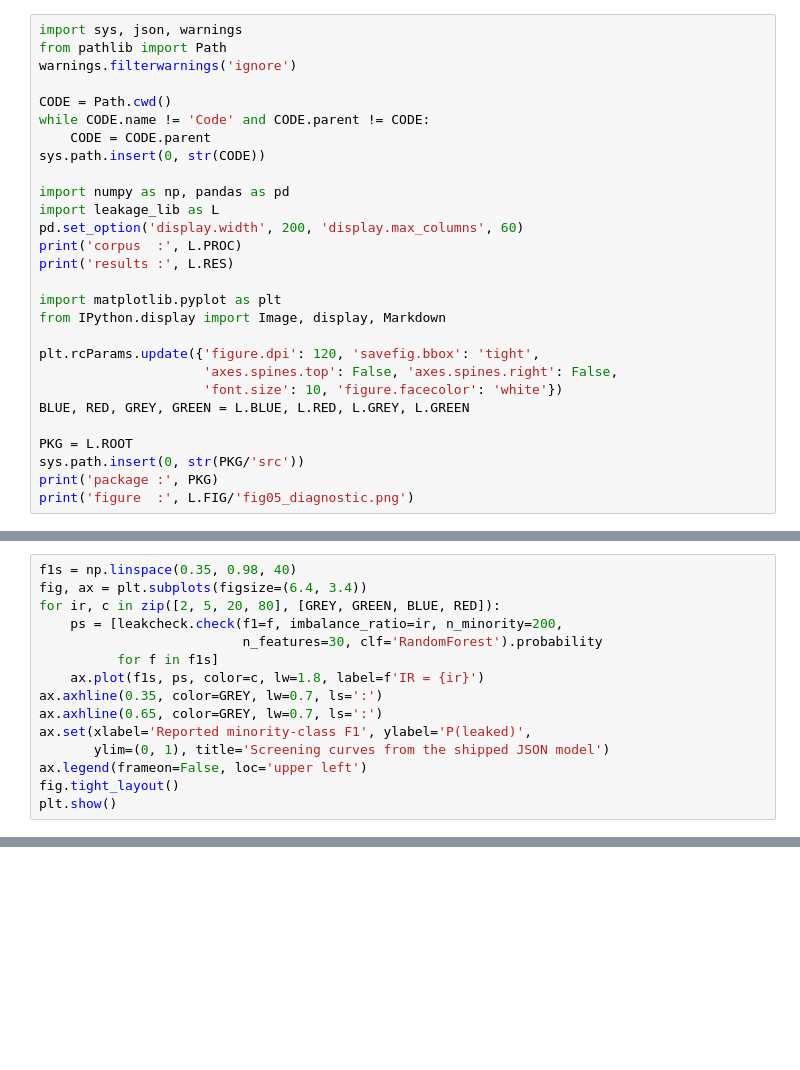
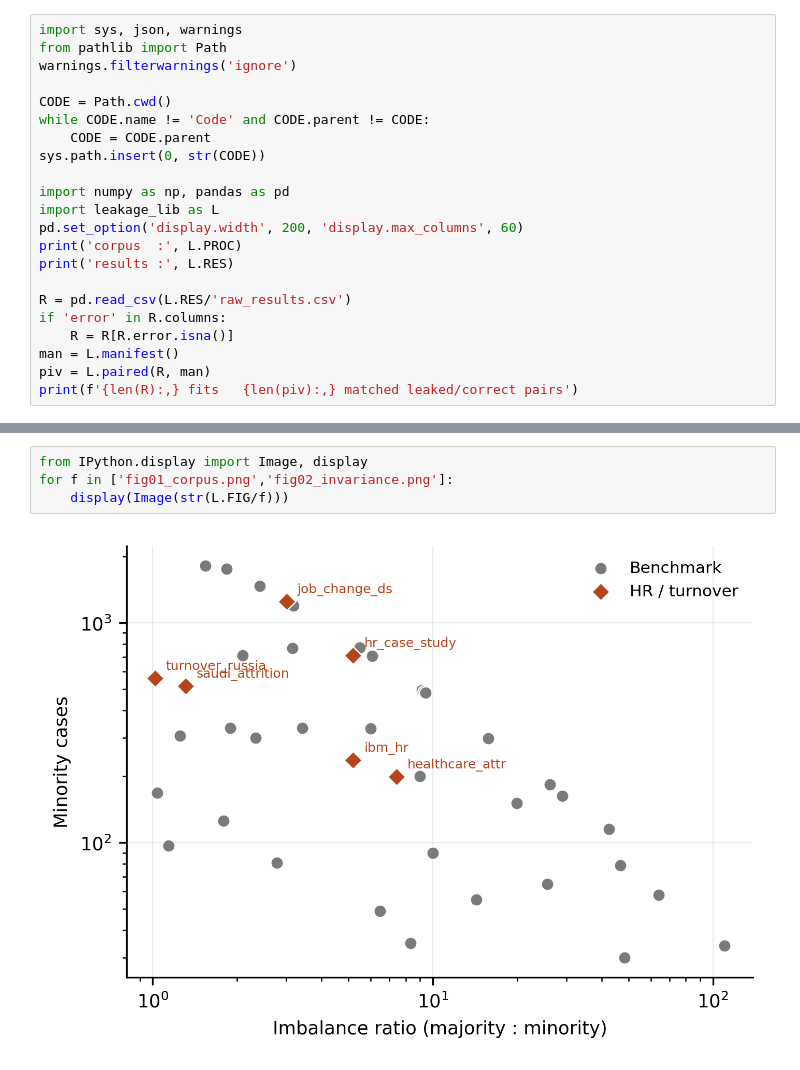
Before and after one commit to occbuu/leakage-premium, a Jupyter notebook: Code/analysis.ipynb, the cells around one changed output, grey strips where cells are left out. Cells and saved outputs as stored; diff of their text form; blank space fills up the shorter version.

```diff
--- a/Code/analysis.ipynb
+++ b/Code/analysis.ipynb
@@ -28,15 +20,9 @@ pd.set_option('display.width', 200, 'display.max_columns', 60)
 print('corpus  :', L.PROC)
 print('results :', L.RES)
 
-import matplotlib.pyplot as plt
-from IPython.display import Image, display, Markdown
-
-plt.rcParams.update({'figure.dpi': 120, 'savefig.bbox': 'tight',
-                     'axes.spines.top': False, 'axes.spines.right': False,
-                     'font.size': 10, 'figure.facecolor': 'white'})
-BLUE, RED, GREY, GREEN = L.BLUE, L.RED, L.GREY, L.GREEN
-
-PKG = L.ROOT
-sys.path.insert(0, str(PKG/'src'))
-print('package :', PKG)
-print('figure  :', L.FIG/'fig05_diagnostic.png')
+R = pd.read_csv(L.RES/'raw_results.csv')
+if 'error' in R.columns:
+    R = R[R.error.isna()]
+man = L.manifest()
+piv = L.paired(R, man)
+print(f'{len(R):,} fits   {len(piv):,} matched leaked/correct pairs')
@@ -163,15 +28,0 @@ plt.show()
-# %%
-f1s = np.linspace(0.35, 0.98, 40)
-fig, ax = plt.subplots(figsize=(6.4, 3.4))
-for ir, c in zip([2, 5, 20, 80], [GREY, GREEN, BLUE, RED]):
-    ps = [leakcheck.check(f1=f, imbalance_ratio=ir, n_minority=200,
-                          n_features=30, clf='RandomForest').probability
-          for f in f1s]
-    ax.plot(f1s, ps, color=c, lw=1.8, label=f'IR = {ir}')
-ax.axhline(0.35, color=GREY, lw=0.7, ls=':')
-ax.axhline(0.65, color=GREY, lw=0.7, ls=':')
-ax.set(xlabel='Reported minority-class F1', ylabel='P(leaked)',
-       ylim=(0, 1), title='Screening curves from the shipped JSON model')
-ax.legend(frameon=False, loc='upper left')
-fig.tight_layout()
-plt.show()
@@ -222,0 +77,6 @@ print('Run tests from the repository root: python -m pytest -q')
+# %%
+from IPython.display import Image, display
+for f in ['fig01_corpus.png','fig02_invariance.png']:
+    display(Image(str(L.FIG/f)))
+# %% [output]
+[figure, added]
```
Also changed, not shown: parts of 30 cells of this notebook, 44 other files.
